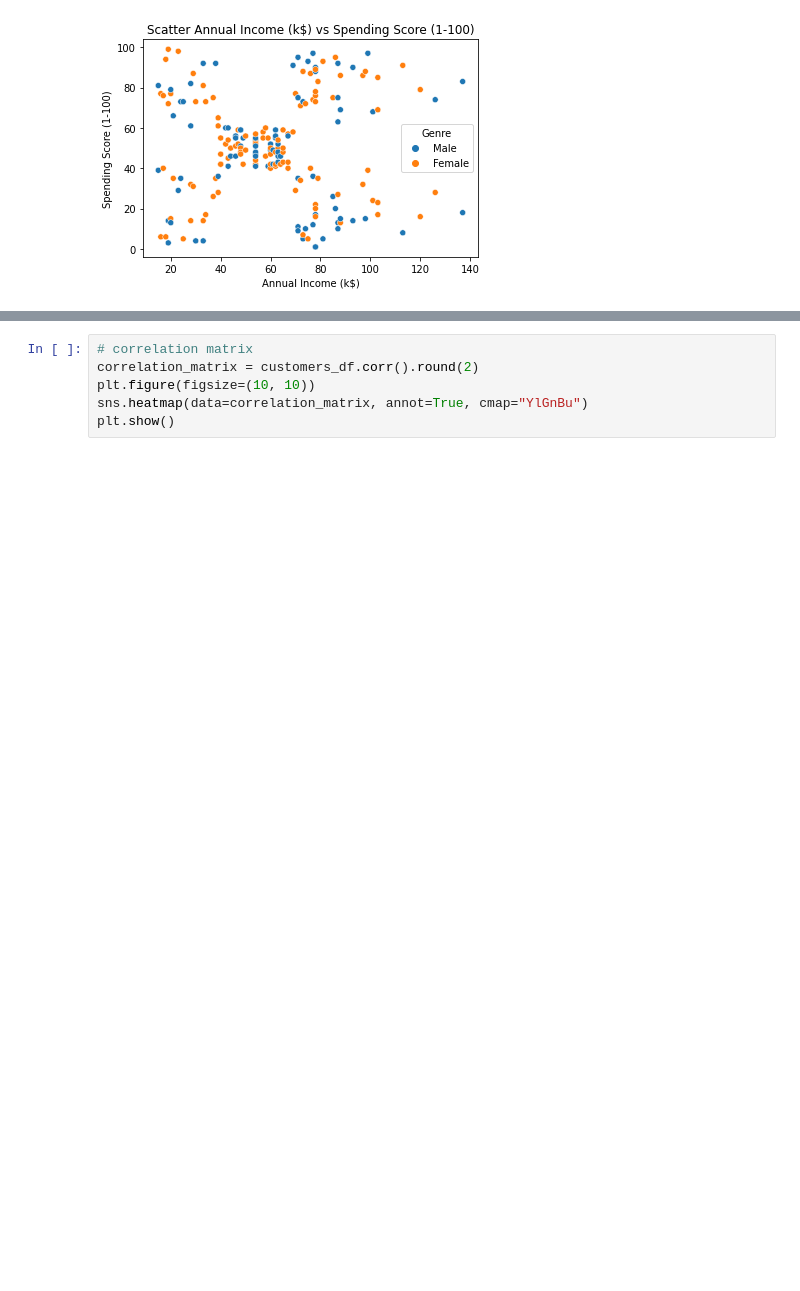
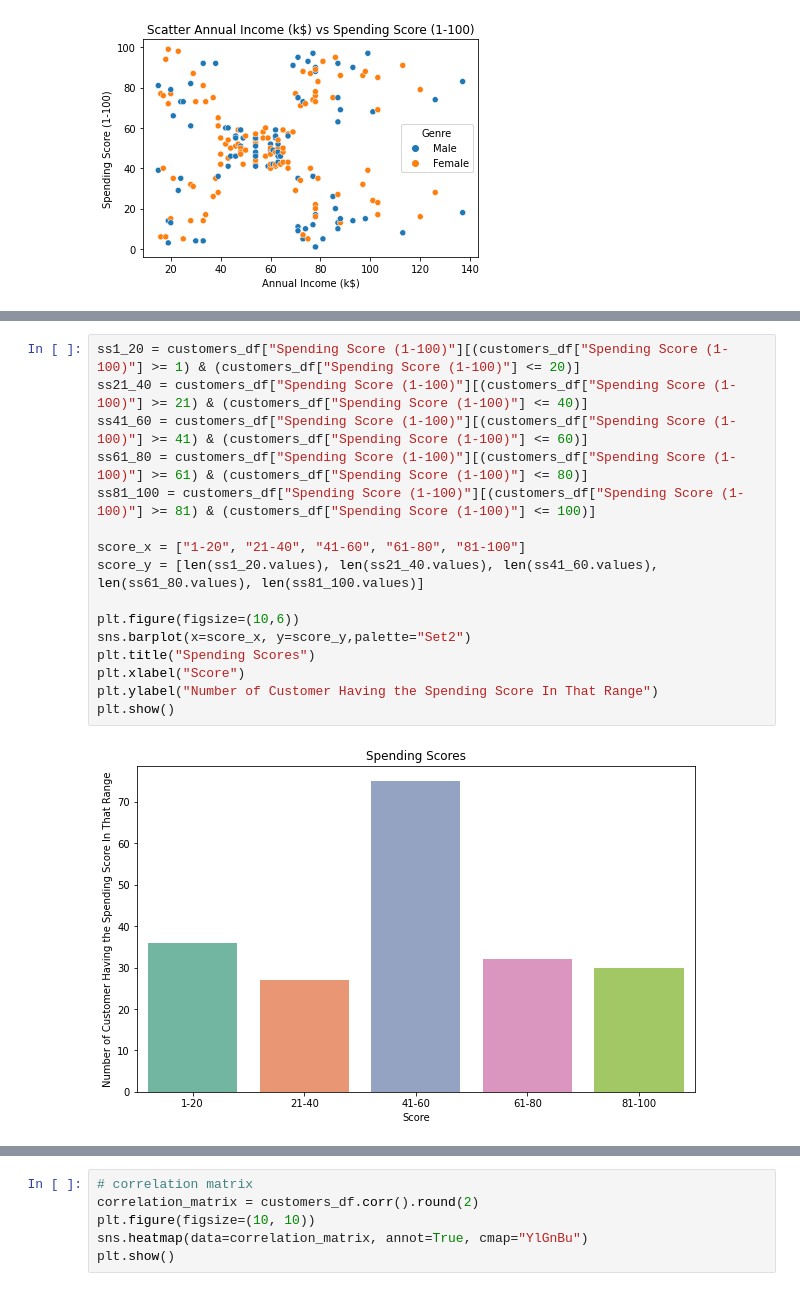
Before and after one commit to ioanna123/predict-consumer-behavior, a Jupyter notebook: customer-behavior.ipynb, the cells around one changed output, grey strips where cells are left out. Cells and saved outputs as stored; diff of their text form; blank space fills up the shorter version.

```diff
--- a/customer-behavior.ipynb
+++ b/customer-behavior.ipynb
@@ -129,3 +148,21 @@ plt.show()
+# %%
+ss1_20 = customers_df["Spending Score (1-100)"][(customers_df["Spending Score (1-100)"] >= 1) & (customers_df["Spending Score (1-100)"] <= 20)]
+ss21_40 = customers_df["Spending Score (1-100)"][(customers_df["Spending Score (1-100)"] >= 21) & (customers_df["Spending Score (1-100)"] <= 40)]
+ss41_60 = customers_df["Spending Score (1-100)"][(customers_df["Spending Score (1-100)"] >= 41) & (customers_df["Spending Score (1-100)"] <= 60)]
+ss61_80 = customers_df["Spending Score (1-100)"][(customers_df["Spending Score (1-100)"] >= 61) & (customers_df["Spending Score (1-100)"] <= 80)]
+ss81_100 = customers_df["Spending Score (1-100)"][(customers_df["Spending Score (1-100)"] >= 81) & (customers_df["Spending Score (1-100)"] <= 100)]
+
+score_x = ["1-20", "21-40", "41-60", "61-80", "81-100"]
+score_y = [len(ss1_20.values), len(ss21_40.values), len(ss41_60.values), len(ss61_80.values), len(ss81_100.values)]
+
+plt.figure(figsize=(10,6))
+sns.barplot(x=score_x, y=score_y,palette="Set2")
+plt.title("Spending Scores")
+plt.xlabel("Score")
+plt.ylabel("Number of Customer Having the Spending Score In That Range")
+plt.show()
+# %% [output]
+[figure, added]
 # %%
 # pairplot
 sns.pairplot(customers_df, x_vars=["Age", "Annual Income (k$)", "Spending Score (1-100)"],
```
Also changed, not shown: parts of 37 cells of this notebook, 1 other file.
